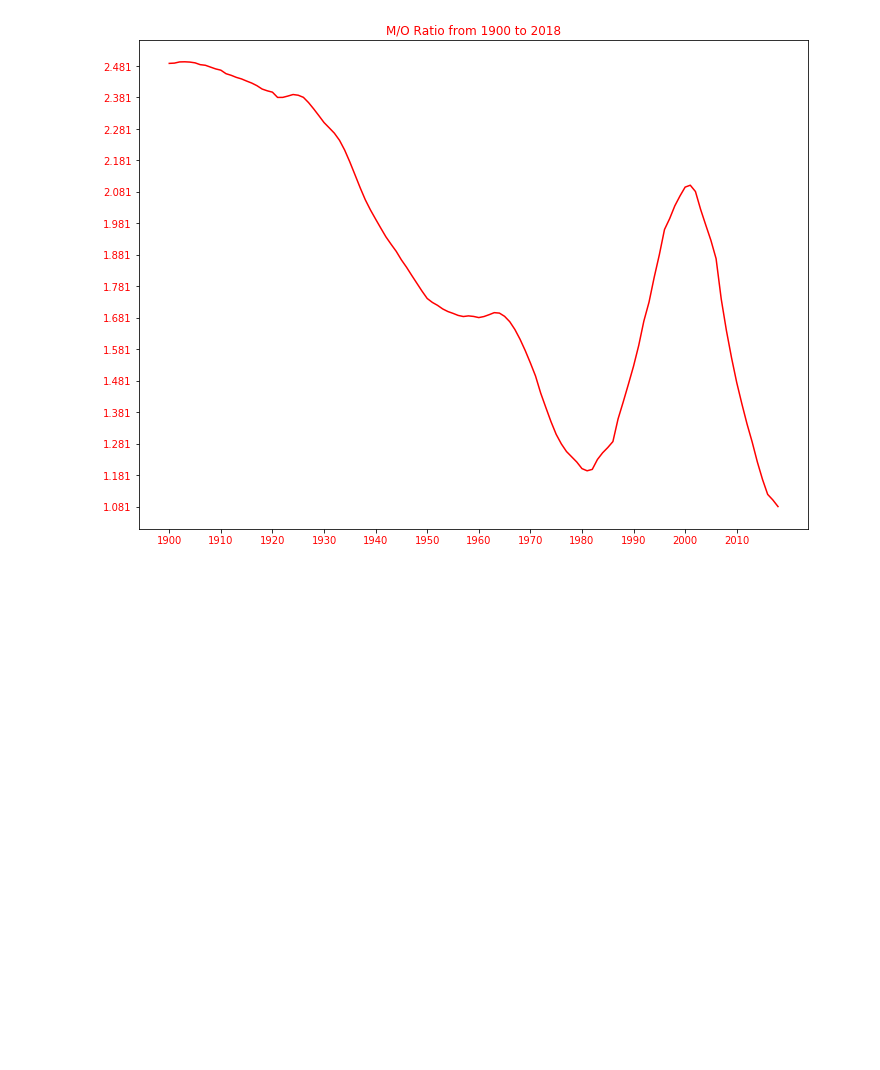
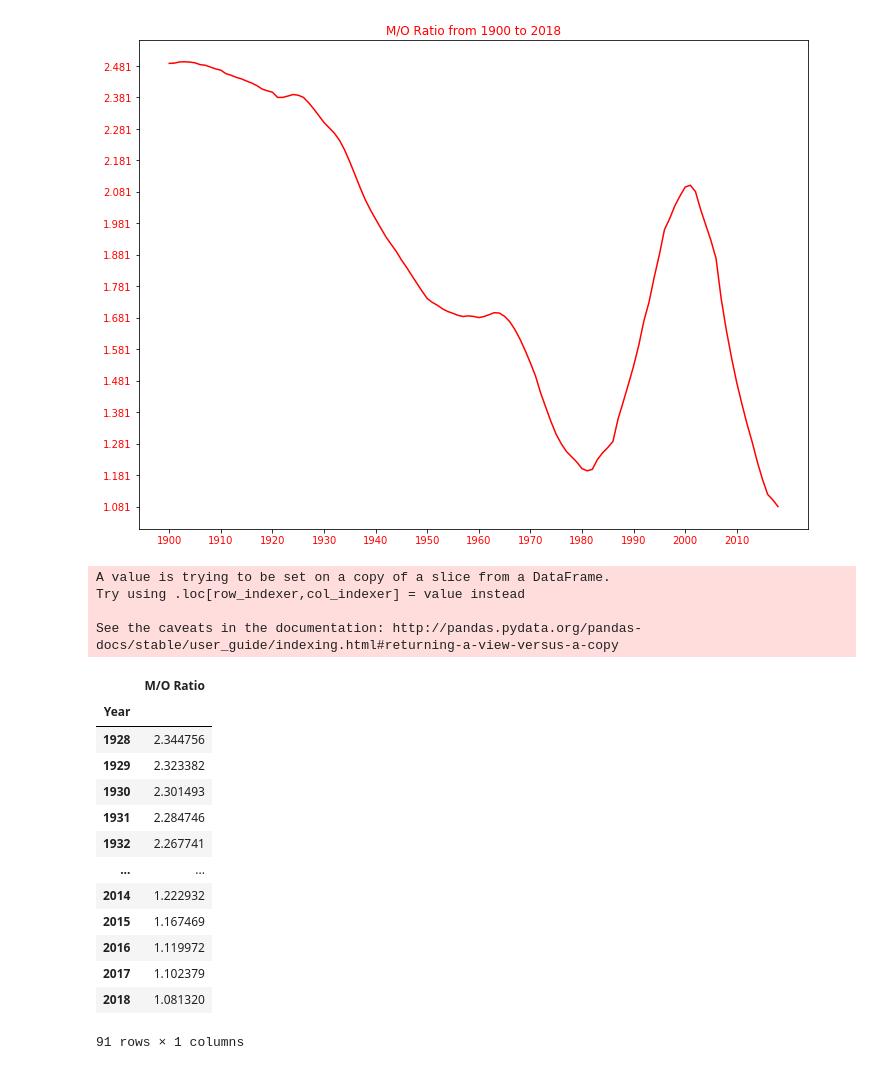
Before and after one commit to BruceKoh/Population-Growth-And-Market, a Jupyter notebook: MO/Getting Population Data.ipynb, the cells around one changed output. Drawn from its saved outputs; the diff is of its cells as text; code cells hidden in the pictures; blank space fills up the shorter version.

```diff
--- a/MO/Getting Population Data.ipynb
+++ b/MO/Getting Population Data.ipynb
@@ -184,3 +221,28 @@ plt.savefig('E:\Programming\Python\MJ\Projects\Population growth and markets\Pop
 plt.show()
 # %% [output]
 [figure]
+# %%
+dfMOT_cor = dfMOT.loc[(dfMOT['Year']>='1928')]
+dfMOT_cor['Year'] = dfMOT_cor['Year'].astype(int)
+dfMOT_cor = dfMOT_cor.set_index('Year')
+dfMOT_cor['M/O Ratio'] = dfMOT_cor['M/O Ratio'].astype(float)
+dfMOT_cor
+# %% [output]
+A value is trying to be set on a copy of a slice from a DataFrame.
+Try using .loc[row_indexer,col_indexer] = value instead
+
+See the caveats in the documentation: http://pandas.pydata.org/pandas-docs/stable/user_guide/indexing.html#returning-a-view-versus-a-copy
+|  | M/O Ratio |
+| Year |  |
+| 1928 | 2.344756 |
+| 1929 | 2.323382 |
+| 1930 | 2.301493 |
+| 1931 | 2.284746 |
+| 1932 | 2.267741 |
+| ... | ... |
+| 2014 | 1.222932 |
+| 2015 | 1.167469 |
+| 2016 | 1.119972 |
+| 2017 | 1.102379 |
+| 2018 | 1.081320 |
+91 rows × 1 columns
```
Also changed, not shown: parts of 6 cells of this notebook.
